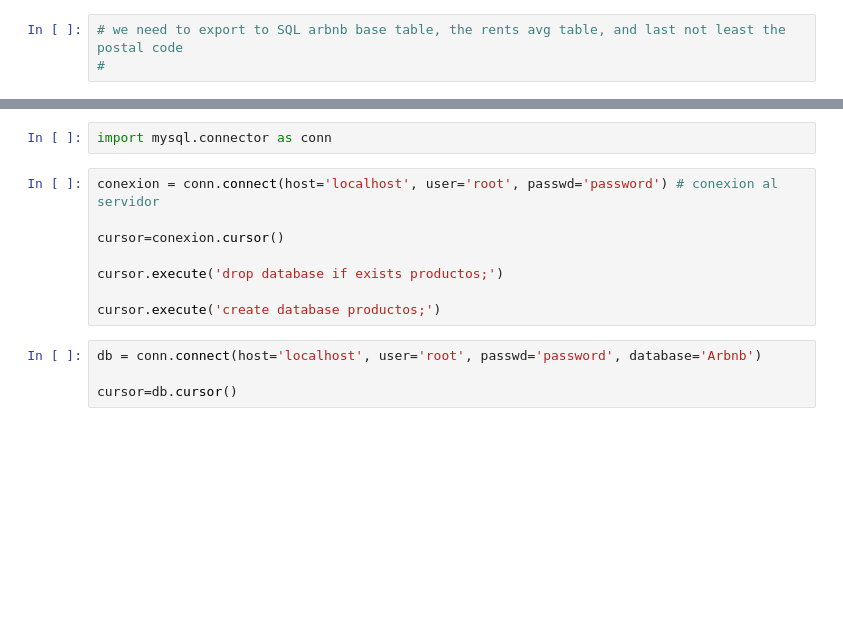
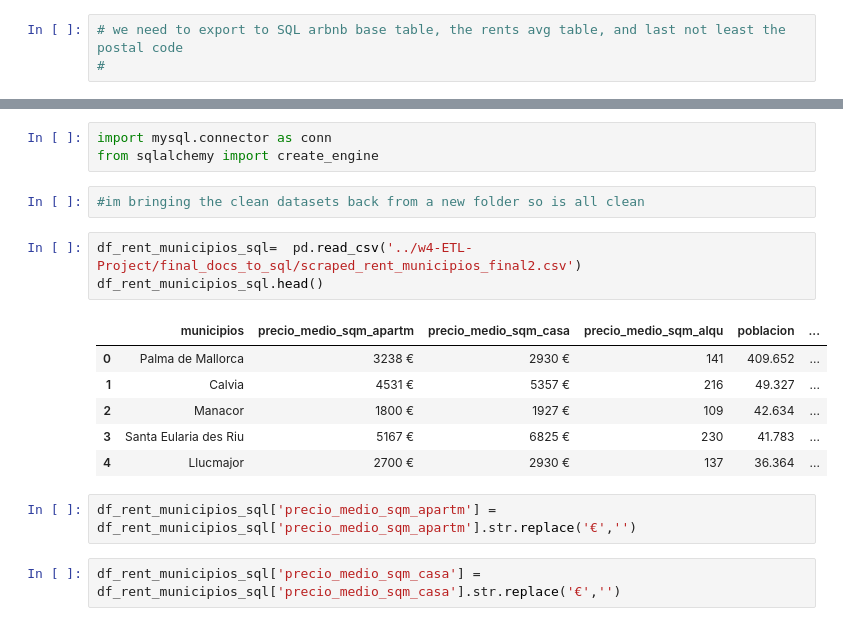
Before and after one commit to JaimeLeoz/w4-ETL-Project, a Jupyter notebook: MainWork-1.ipynb, the cells around one changed output, grey strips where cells are left out. Cells and saved outputs as stored; diff of their text form; blank space fills up the shorter version.

```diff
--- a/MainWork-1.ipynb
+++ b/MainWork-1.ipynb
@@ -2025,14 +2043,19 @@ Name: postal_codes, dtype: int64
 # %%
 import mysql.connector as conn
+from sqlalchemy import create_engine
-# %%
-conexion = conn.connect(host='localhost', user='root', passwd='password') # conexion al servidor
-
-cursor=conexion.cursor()
-
-cursor.execute('drop database if exists productos;')
-
-cursor.execute('create database productos;')
-# %%
-db = conn.connect(host='localhost', user='root', passwd='password', database='Arbnb')
-
-cursor=db.cursor()
+# %%
+#im bringing the clean datasets back from a new folder so is all clean
+# %%
+df_rent_municipios_sql=  pd.read_csv('../w4-ETL-Project/final_docs_to_sql/scraped_rent_municipios_final2.csv')
+df_rent_municipios_sql.head()
+# %% [output]
+|  | municipios | precio_medio_sqm_apartm | precio_medio_sqm_casa | precio_medio_sqm_alqu | poblacion | ... |
+| 0 | Palma de Mallorca | 3238 € | 2930 € | 141 | 409.652 | ... |
+| 1 | Calvia | 4531 € | 5357 € | 216 | 49.327 | ... |
+| 2 | Manacor | 1800 € | 1927 € | 109 | 42.634 | ... |
+| 3 | Santa Eularia des Riu | 5167 € | 6825 € | 230 | 41.783 | ... |
+| 4 | Llucmajor | 2700 € | 2930 € | 137 | 36.364 | ... |
+# %%
+df_rent_municipios_sql['precio_medio_sqm_apartm'] = df_rent_municipios_sql['precio_medio_sqm_apartm'].str.replace('€','')
+# %%
+df_rent_municipios_sql['precio_medio_sqm_casa'] = df_rent_municipios_sql['precio_medio_sqm_casa'].str.replace('€','')
```
Also changed, not shown: parts of 14 cells of this notebook, 8 other files.
